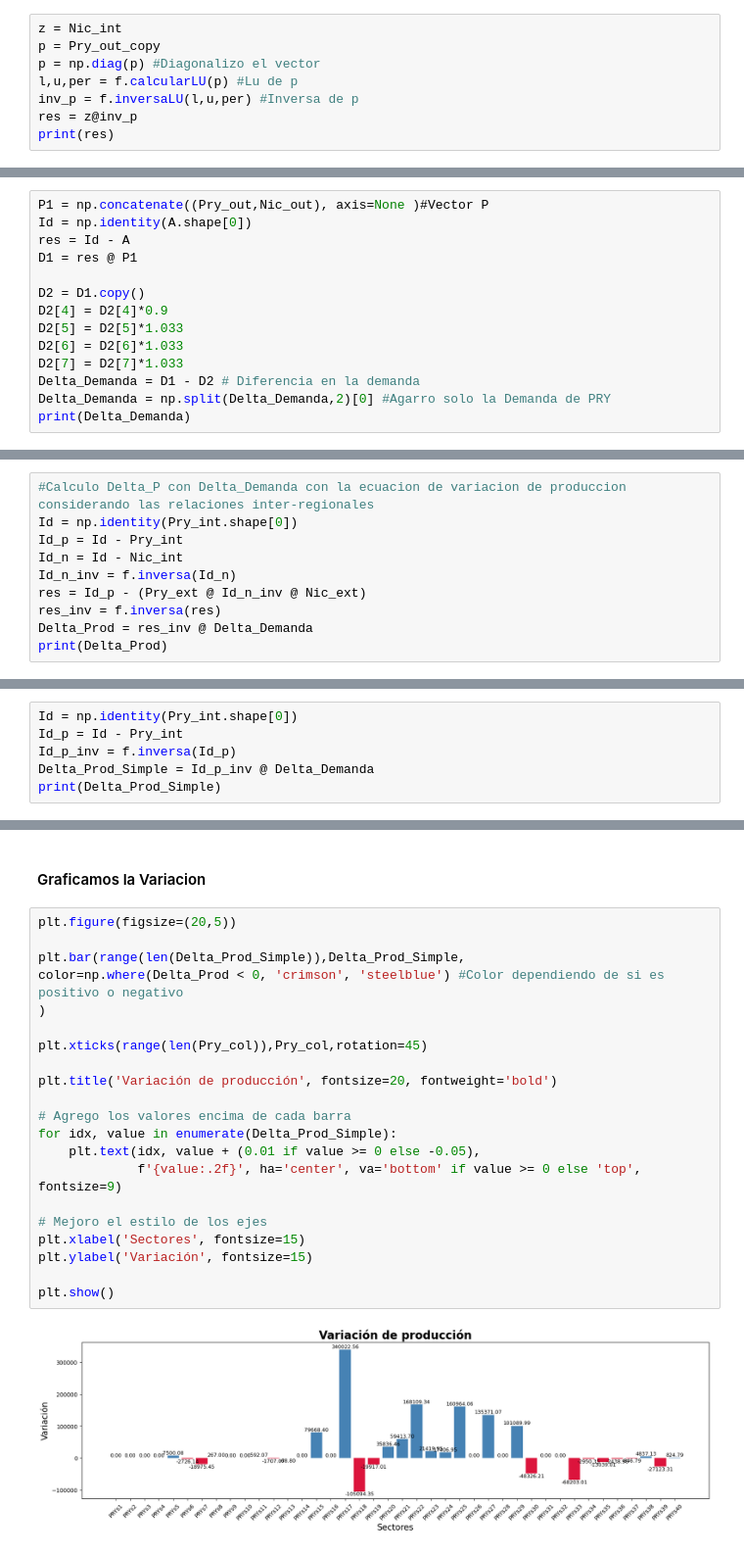
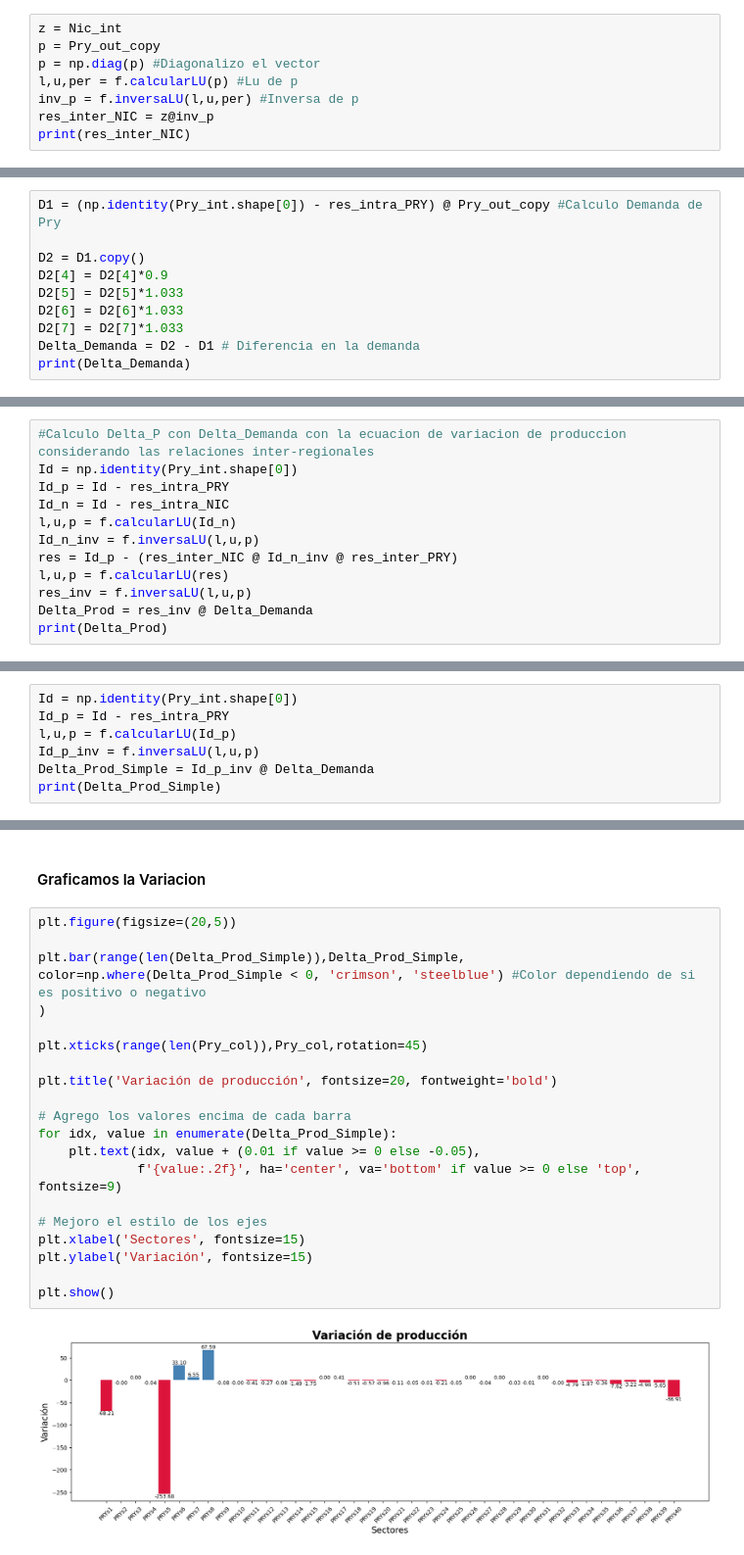
Before and after one commit to Nicowkra/ALC_TP1, a Jupyter notebook: grupo_gr05_TP1.ipynb, the cells around one changed output, grey strips where cells are left out. Shown at 98% size. Saved outputs shown, nothing was run; the diff lists cells and outputs as text.

```diff
--- a/grupo_gr05_TP1.ipynb
+++ b/grupo_gr05_TP1.ipynb
@@ -499,8 +499,8 @@ p = Pry_out_copy
 p = np.diag(p) #Diagonalizo el vector
 l,u,per = f.calcularLU(p) #Lu de p
 inv_p = f.inversaLU(l,u,per) #Inversa de p
-res = z@inv_p
-print(res)
+res_inter_NIC = z@inv_p
+print(res_inter_NIC)
 # %% [output]
 [[2.96368084e-02 3.22388762e-02 0.00000000e+00 ... 0.00000000e+00
   1.10826056e-04 2.24228343e-03]
@@ -543,17 +543,13 @@ $$
 Calculamos con el modelo un D, donde la matriz I la podemos generar de la misma dimension que A, A es la matriz que Insumo-Producto, y el vector P lo podemos crear concatenando los dos vectores de la columna "Output" de cada pais.
 Luego aplicamos los shocks a cada sector pedido para tener un D', y con esto conseguir $\triangle$D$^{(p)}$.
 # %%
-P1 = np.concatenate((Pry_out,Nic_out), axis=None )#Vector P
-Id = np.identity(A.shape[0])
-res = Id - A
-D1 = res @ P1
+D1 = (np.identity(Pry_int.shape[0]) - res_intra_PRY) @ Pry_out_copy #Calculo Demanda de Pry
 
 D2 = D1.copy()
 D2[4] = D2[4]*0.9
 D2[5] = D2[5]*1.033
 D2[6] = D2[6]*1.033
 D2[7] = D2[7]*1.033
-Delta_Demanda = D1 - D2 # Diferencia en la demanda
-Delta_Demanda = np.split(Delta_Demanda,2)[0] #Agarro solo la Demanda de PRY
+Delta_Demanda = D2 - D1 # Diferencia en la demanda
 print(Delta_Demanda)
 # %% [output]
@@ -577,11 +571,13 @@ $$
 # %%
 #Calculo Delta_P con Delta_Demanda con la ecuacion de variacion de produccion considerando las relaciones inter-regionales
 Id = np.identity(Pry_int.shape[0])
-Id_p = Id - Pry_int
-Id_n = Id - Nic_int
-Id_n_inv = f.inversa(Id_n)
-res = Id_p - (Pry_ext @ Id_n_inv @ Nic_ext)
-res_inv = f.inversa(res)
+Id_p = Id - res_intra_PRY
+Id_n = Id - res_intra_NIC
+l,u,p = f.calcularLU(Id_n)
+Id_n_inv = f.inversaLU(l,u,p)
+res = Id_p - (res_inter_NIC @ Id_n_inv @ res_inter_PRY)
+l,u,p = f.calcularLU(res)
+res_inv = f.inversaLU(l,u,p)
 Delta_Prod = res_inv @ Delta_Demanda
 print(Delta_Prod)
 # %% [output]
@@ -629,8 +625,9 @@ $$
 $$
 # %%
 Id = np.identity(Pry_int.shape[0])
-Id_p = Id - Pry_int
-Id_p_inv = f.inversa(Id_p)
+Id_p = Id - res_intra_PRY
+l,u,p = f.calcularLU(Id_p)
+Id_p_inv = f.inversaLU(l,u,p)
 Delta_Prod_Simple = Id_p_inv @ Delta_Demanda
 print(Delta_Prod_Simple)
 # %% [output]
@@ -649,24 +646,24 @@ print(Delta_Prod_Simple)
 # %%
 plt.figure(figsize=(20,5))
 
 plt.bar(range(len(Delta_Prod_Simple)),Delta_Prod_Simple,
-color=np.where(Delta_Prod < 0, 'crimson', 'steelblue') #Color dependiendo de si es positivo o negativo
+color=np.where(Delta_Prod_Simple < 0, 'crimson', 'steelblue') #Color dependiendo de si es positivo o negativo
 )
 
 plt.xticks(range(len(Pry_col)),Pry_col,rotation=45)
 
 plt.title('Variación de producción', fontsize=20, fontweight='bold')
 
 # Agrego los valores encima de cada barra
 for idx, value in enumerate(Delta_Prod_Simple):
     plt.text(idx, value + (0.01 if value >= 0 else -0.05),
              f'{value:.2f}', ha='center', va='bottom' if value >= 0 else 'top', fontsize=9)
 
 # Mejoro el estilo de los ejes
 plt.xlabel('Sectores', fontsize=15)
 plt.ylabel('Variación', fontsize=15)
 
 plt.show()
 # %% [output]
-[figure, old version]
+[figure, new version]
 # %% [markdown]
```
Also changed, not shown: parts of 9 cells of this notebook, 2 other files.
